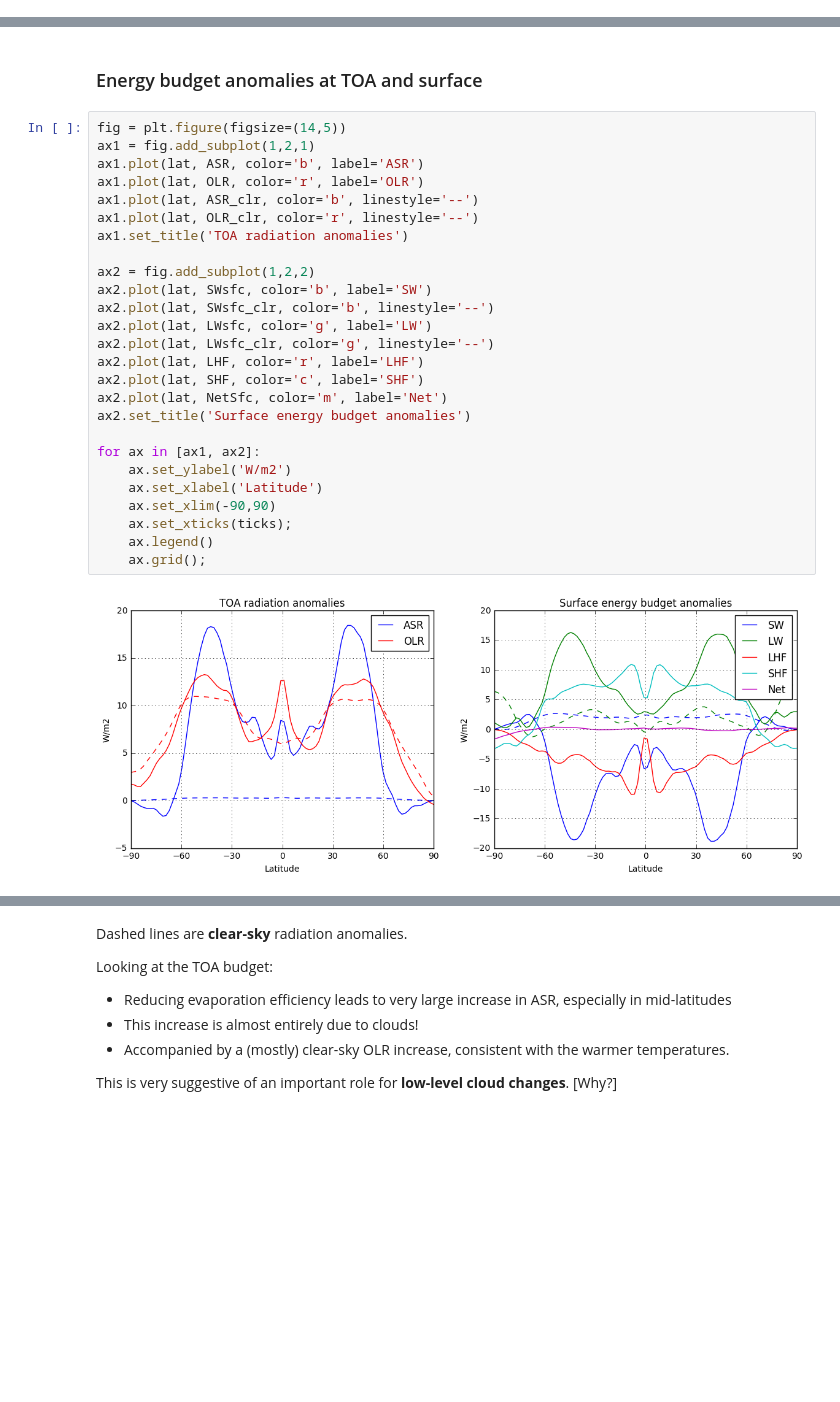
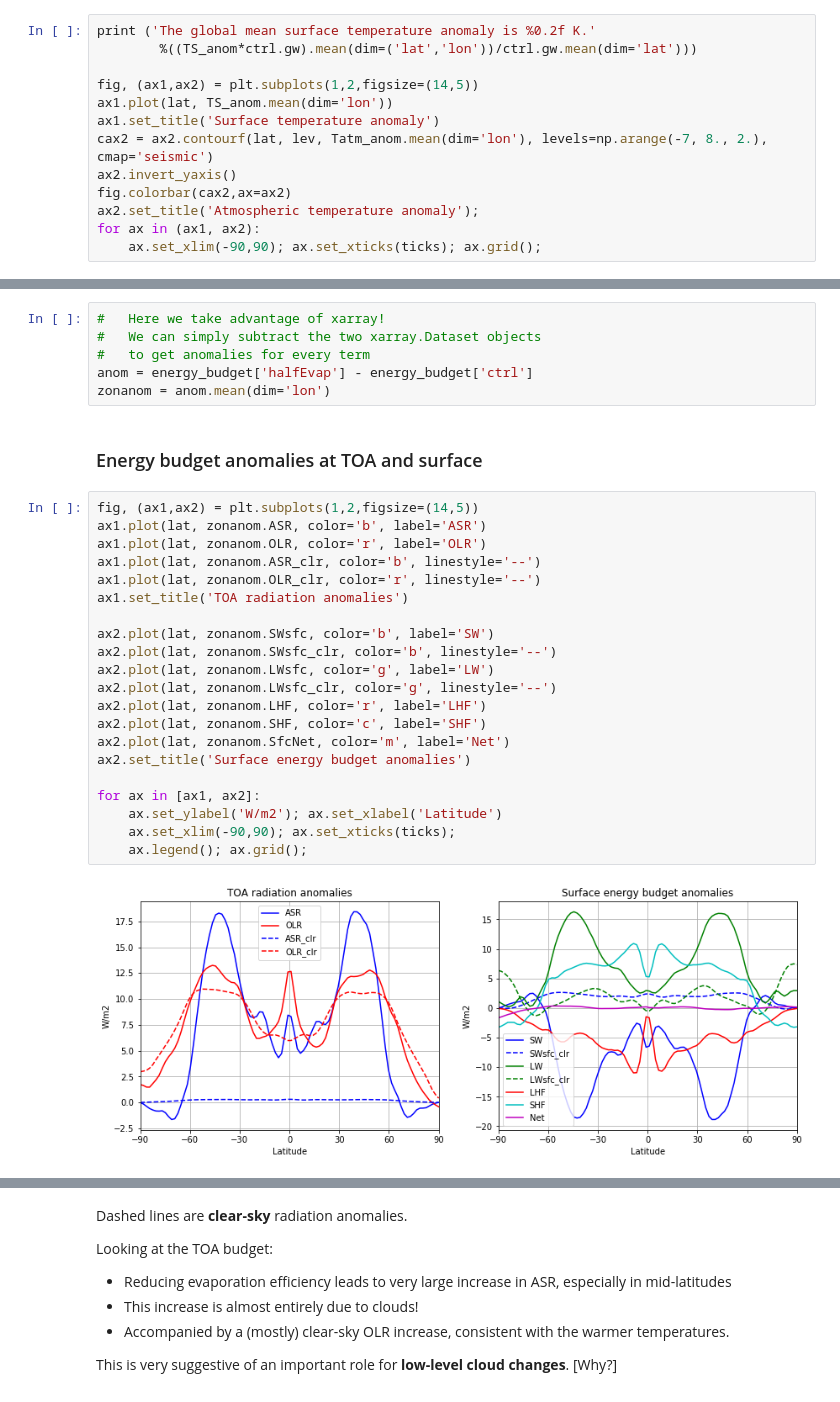
Before and after one commit to brian-rose/ClimateModeling_courseware, a Jupyter notebook: Lectures/Lecture20 -- Water, water everywhere!.ipynb, the cells around one changed output, grey strips where cells are left out. Saved outputs shown, nothing was run; the diff lists cells and outputs as text; blank space fills up the shorter version.

Commit message:
Revise final lecture to use RRTMG and xarray.

```diff
--- a/Lectures/Lecture20 -- Water, water everywhere!.ipynb
+++ b/Lectures/Lecture20 -- Water, water everywhere!.ipynb
@@ -354,0 +366,13 @@ ax2.set_title('Atmospheric temperature anomaly');
+# %%
+print ('The global mean surface temperature anomaly is %0.2f K.'
+        %((TS_anom*ctrl.gw).mean(dim=('lat','lon'))/ctrl.gw.mean(dim='lat')))
+
+fig, (ax1,ax2) = plt.subplots(1,2,figsize=(14,5))
+ax1.plot(lat, TS_anom.mean(dim='lon'))
+ax1.set_title('Surface temperature anomaly')
+cax2 = ax2.contourf(lat, lev, Tatm_anom.mean(dim='lon'), levels=np.arange(-7, 8., 2.), cmap='seismic')
+ax2.invert_yaxis()
+fig.colorbar(cax2,ax=ax2)
+ax2.set_title('Atmospheric temperature anomaly');
+for ax in (ax1, ax2):
+    ax.set_xlim(-90,90); ax.set_xticks(ticks); ax.grid();
@@ -386,30 +422,31 @@ Fatmin = Rtoa + NetSfc  # net heat flux in to atmosphere
+# %%
+#   Here we take advantage of xarray!
+#   We can simply subtract the two xarray.Dataset objects
+#   to get anomalies for every term
+anom = energy_budget['halfEvap'] - energy_budget['ctrl']
+zonanom = anom.mean(dim='lon')
 # %% [markdown]
 ### Energy budget anomalies at TOA and surface
 # %%
-fig = plt.figure(figsize=(14,5))
-ax1 = fig.add_subplot(1,2,1)
-ax1.plot(lat, ASR, color='b', label='ASR')
-ax1.plot(lat, OLR, color='r', label='OLR')
-ax1.plot(lat, ASR_clr, color='b', linestyle='--')
-ax1.plot(lat, OLR_clr, color='r', linestyle='--')
+fig, (ax1,ax2) = plt.subplots(1,2,figsize=(14,5))
+ax1.plot(lat, zonanom.ASR, color='b', label='ASR')
+ax1.plot(lat, zonanom.OLR, color='r', label='OLR')
+ax1.plot(lat, zonanom.ASR_clr, color='b', linestyle='--')
+ax1.plot(lat, zonanom.OLR_clr, color='r', linestyle='--')
 ax1.set_title('TOA radiation anomalies')
 
-ax2 = fig.add_subplot(1,2,2)
-ax2.plot(lat, SWsfc, color='b', label='SW')
-ax2.plot(lat, SWsfc_clr, color='b', linestyle='--')
-ax2.plot(lat, LWsfc, color='g', label='LW')
-ax2.plot(lat, LWsfc_clr, color='g', linestyle='--')
-ax2.plot(lat, LHF, color='r', label='LHF')
-ax2.plot(lat, SHF, color='c', label='SHF')
-ax2.plot(lat, NetSfc, color='m', label='Net')
+ax2.plot(lat, zonanom.SWsfc, color='b', label='SW')
+ax2.plot(lat, zonanom.SWsfc_clr, color='b', linestyle='--')
+ax2.plot(lat, zonanom.LWsfc, color='g', label='LW')
+ax2.plot(lat, zonanom.LWsfc_clr, color='g', linestyle='--')
+ax2.plot(lat, zonanom.LHF, color='r', label='LHF')
+ax2.plot(lat, zonanom.SHF, color='c', label='SHF')
+ax2.plot(lat, zonanom.SfcNet, color='m', label='Net')
 ax2.set_title('Surface energy budget anomalies')
 
 for ax in [ax1, ax2]:
-    ax.set_ylabel('W/m2')
-    ax.set_xlabel('Latitude')
-    ax.set_xlim(-90,90)
-    ax.set_xticks(ticks);
-    ax.legend()
-    ax.grid();
+    ax.set_ylabel('W/m2'); ax.set_xlabel('Latitude')
+    ax.set_xlim(-90,90); ax.set_xticks(ticks);
+    ax.legend(); ax.grid();
 # %% [output]
-[figure, old version]
+[figure, new version]
```
Also changed, not shown: parts of 39 cells of this notebook.
